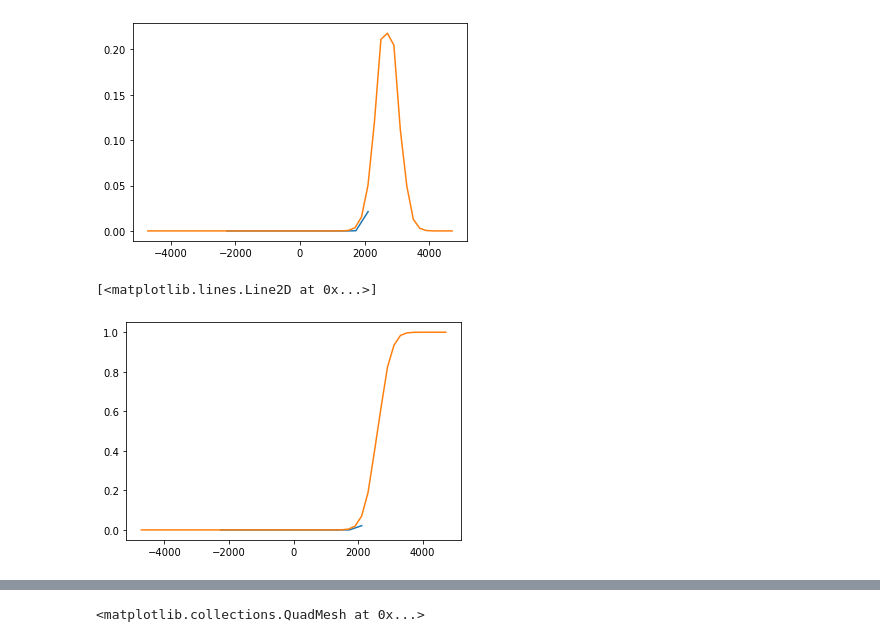
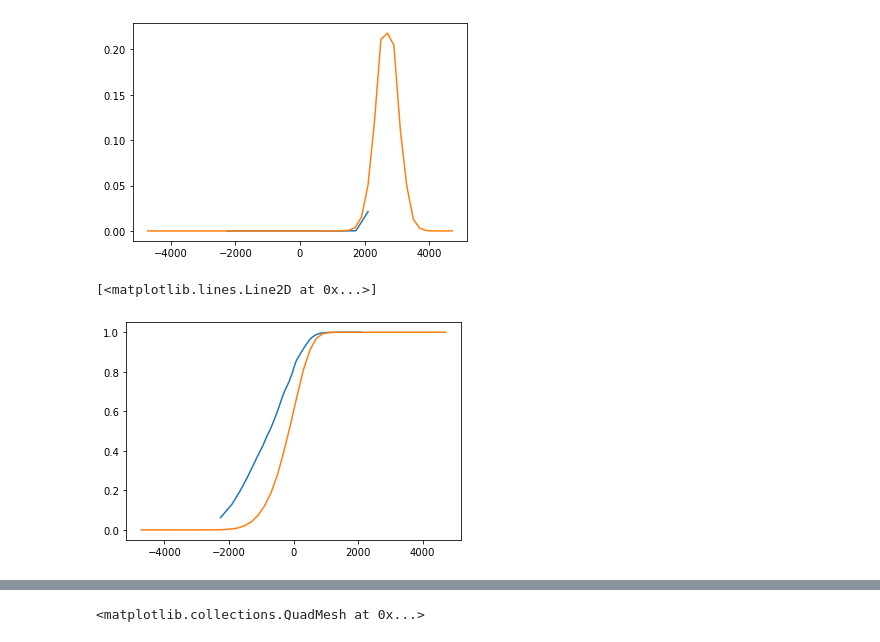
Before and after one commit to sagar-garg/WeatherBench, a Jupyter notebook: nbs_probabilistic/all-scores-comparison.ipynb, the cells around one changed output, grey strips where cells are left out. Drawn from its saved outputs; the diff is of its cells as text; code cells hidden in the pictures.

```diff
--- a/nbs_probabilistic/all-scores-comparison.ipynb
+++ b/nbs_probabilistic/all-scores-comparison.ipynb
@@ -1156,0 +802,6 @@ Data variables:
+# %%
+fig, axs = plt.subplots(1, 4, figsize=(18, 6))
+for j, v in enumerate(['z', 't', 't2m', 'tp']):
+    r = ranks[v]
+    axs[j].bar(np.arange(51), r[0])
+    axs[j].set_title(f'Parametric - {v}')
@@ -1156,0 +812,7 @@ Data variables:
+# %%
+preds_cat_quant = xr.merge([
+    xr.open_dataset(f'{pred_save_dir}/010-resnet_d3_z_3d_cat_quant.nc'),
+    xr.open_dataset(f'{pred_save_dir}/011-resnet_d3_t_3d_cat_quant.nc'),
+    xr.open_dataset(f'{pred_save_dir}/012-resnet_d3_t2m_3d_cat_quant.nc'),
+    xr.open_dataset(f'{pred_save_dir}/013-resnet_d3_tp_3d_cat_quant.nc'),
+]).isel(time=slice(0, None, 12))
@@ -1156,0 +841,6 @@ Data variables:
+# %%
+# Adjust bin edges and mid_points
+for v in ['z', 't', 't2m', 'tp']:
+    preds_cat_quant[v].bin_edges[0] = valid_diff[v].min().values
+    preds_cat_quant[v].bin_edges[-1] = valid_diff[v].max().values
+    preds_cat_quant[v].mid_points[:] = (preds_cat_quant[v].bin_edges[1:] +  preds_cat_quant[v].bin_edges[:-1])/2
@@ -1540,10 +994,3 @@ Data variables:
-# %%
-preds_cat_quant = xr.merge([
-    xr.open_dataset(f'{pred_save_dir}P/010-resnet_d3_z_3d_cat_quant.nc'),
-    xr.open_dataset(f'{pred_save_dir}P/011-resnet_d3_t_3d_cat_quant.nc'),
-    xr.open_dataset(f'{pred_save_dir}P/012-resnet_d3_t2m_3d_cat_quant.nc'),
-#     xr.open_dataset(f'{pred_save_dir}P/009-resnet_d3_tp_3d_cat.nc'),
-]).isel(time=slice(0, None, 12))
 # %%
 preds_cat_quant
 # %% [output]
@@ -1597,8 +1044,8 @@ plt.plot(preds_cat.z.mid_points, preds_cat.z.sel(time=time).isel(lat=8, lon=0))
 [<matplotlib.lines.Line2D at 0x...>]
 [figure]
 # %%
-plt.plot(preds_cat_quant.z.mid_points, np.cumsum(preds_cat_quant.z.sel(time=time).isel(lat=8, lon=0)))
-plt.plot(preds_cat.z.mid_points, np.cumsum(preds_cat.z.sel(time=time).isel(lat=8, lon=0)))
+plt.plot(preds_cat_quant.z.mid_points, np.cumsum(preds_cat_quant.z.isel(time=0, lat=8, lon=16)))
+plt.plot(preds_cat.z.mid_points, np.cumsum(preds_cat.z.isel(time=0, lat=8, lon=16)))
 # %% [output]
 [<matplotlib.lines.Line2D at 0x...>]
-[figure, old version]
+[figure, new version]
```
Also changed, not shown: parts of 167 cells of this notebook.
